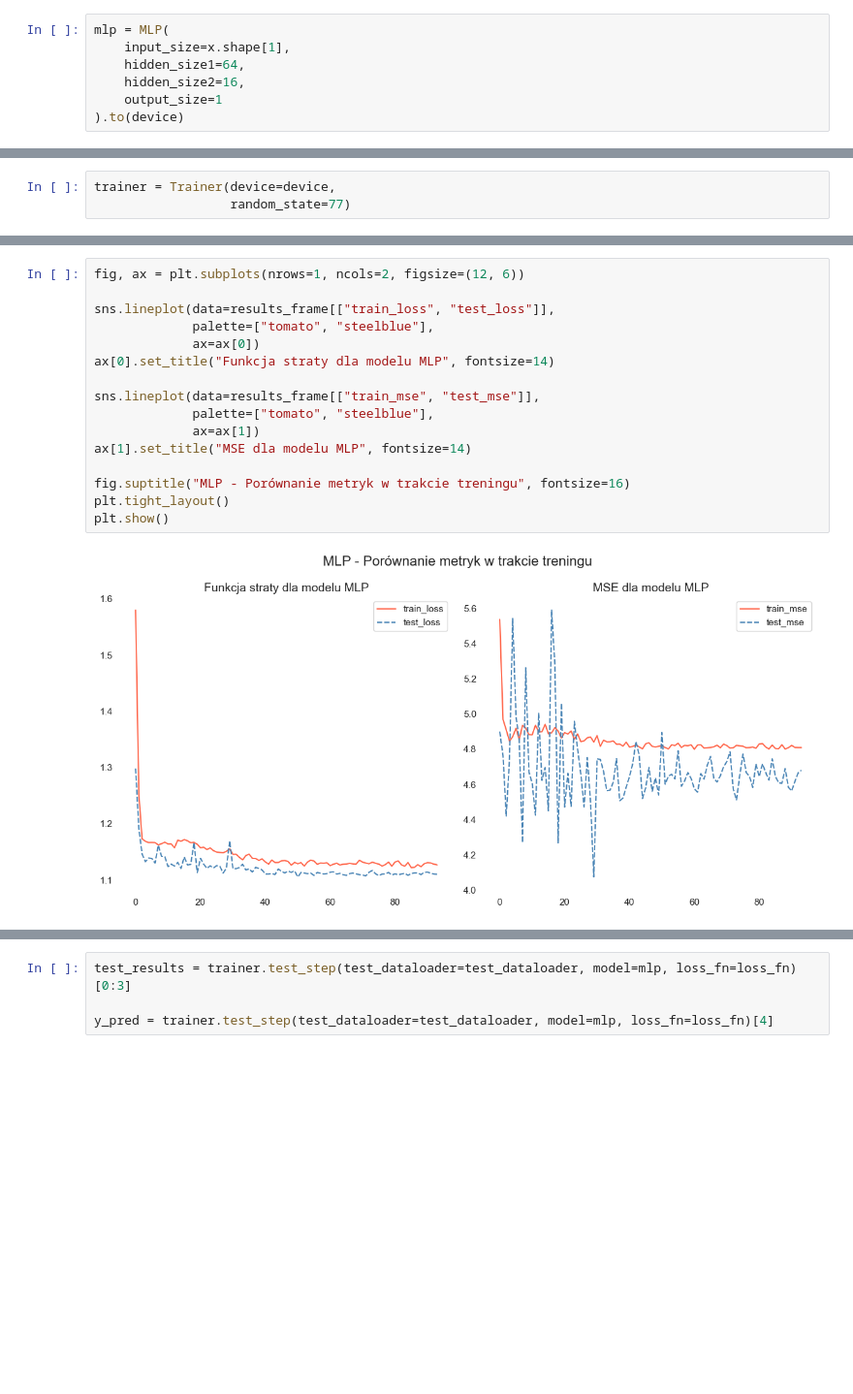
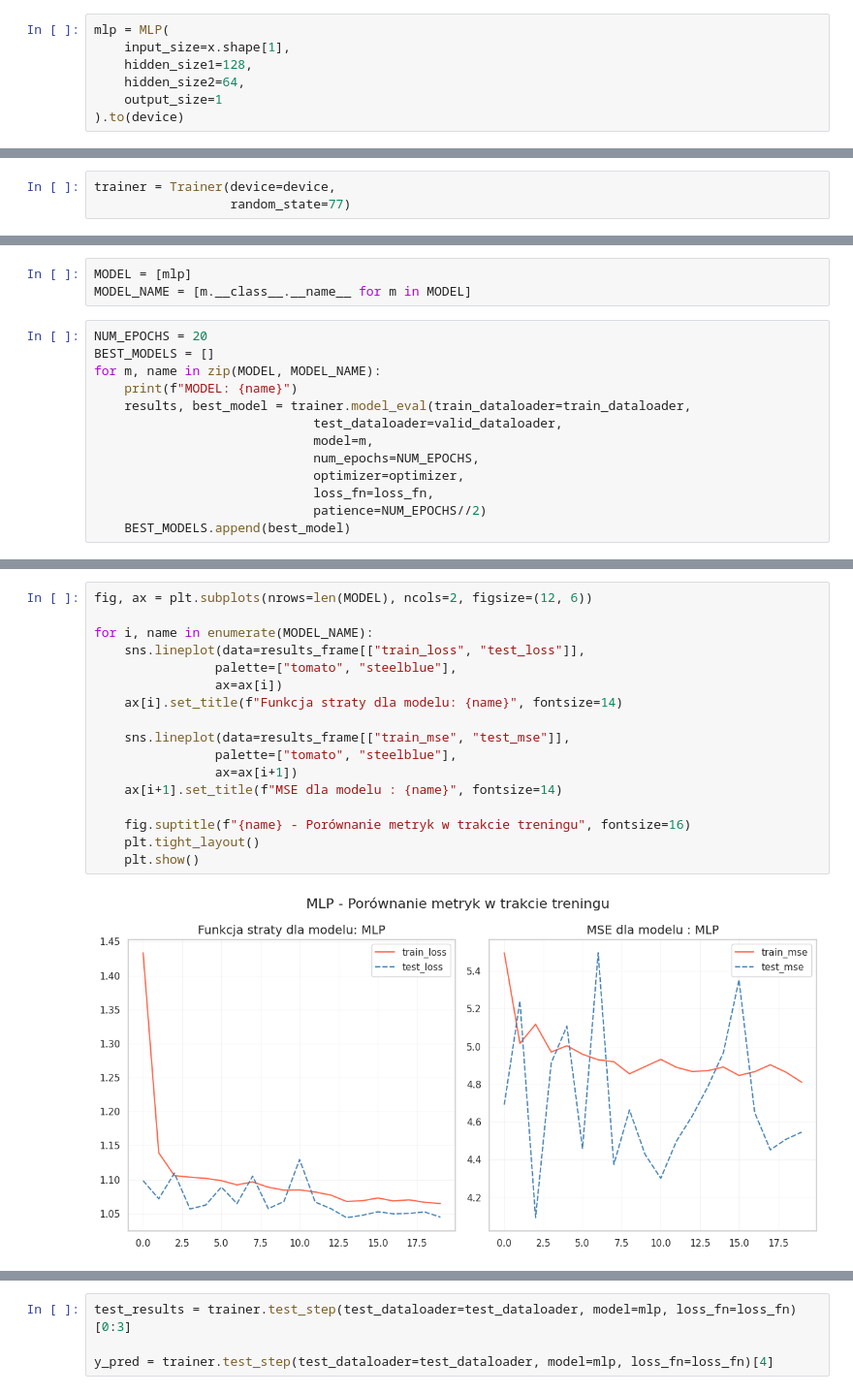
Before and after one commit to ruus77/FPL-Points-Predictions, a Jupyter notebook: Notebooks/Modeling/MLP.ipynb, the cells around one changed output, grey strips where cells are left out. Shown at 97% size. Cells and saved outputs as stored; diff of their text form; blank space fills up the shorter version.

```diff
--- a/Notebooks/Modeling/MLP.ipynb
+++ b/Notebooks/Modeling/MLP.ipynb
@@ -127,7 +202,7 @@ class MLP(nn.Module):
 # %%
 mlp = MLP(
     input_size=x.shape[1],
-    hidden_size1=64,
-    hidden_size2=16,
+    hidden_size1=128,
+    hidden_size2=64,
     output_size=1
 ).to(device)
@@ -206,0 +258,16 @@ results_frame.tail()
+# %%
+MODEL = [mlp]
+MODEL_NAME = [m.__class__.__name__ for m in MODEL]
+# %%
+NUM_EPOCHS = 20
+BEST_MODELS = []
+for m, name in zip(MODEL, MODEL_NAME):
+    print(f"MODEL: {name}")
+    results, best_model = trainer.model_eval(train_dataloader=train_dataloader,
+                             test_dataloader=valid_dataloader,
+                             model=m,
+                             num_epochs=NUM_EPOCHS,
+                             optimizer=optimizer,
+                             loss_fn=loss_fn,
+                             patience=NUM_EPOCHS//2)
+    BEST_MODELS.append(best_model)
@@ -207,18 +288,19 @@ results_frame.tail()
 # %%
-fig, ax = plt.subplots(nrows=1, ncols=2, figsize=(12, 6))
+fig, ax = plt.subplots(nrows=len(MODEL), ncols=2, figsize=(12, 6))
 
-sns.lineplot(data=results_frame[["train_loss", "test_loss"]],
-             palette=["tomato", "steelblue"],
-             ax=ax[0])
-ax[0].set_title("Funkcja straty dla modelu MLP", fontsize=14)
+for i, name in enumerate(MODEL_NAME):
+    sns.lineplot(data=results_frame[["train_loss", "test_loss"]],
+                palette=["tomato", "steelblue"],
+                ax=ax[i])
+    ax[i].set_title(f"Funkcja straty dla modelu: {name}", fontsize=14)
 
-sns.lineplot(data=results_frame[["train_mse", "test_mse"]],
-             palette=["tomato", "steelblue"],
-             ax=ax[1])
-ax[1].set_title("MSE dla modelu MLP", fontsize=14)
+    sns.lineplot(data=results_frame[["train_mse", "test_mse"]],
+                palette=["tomato", "steelblue"],
+                ax=ax[i+1])
+    ax[i+1].set_title(f"MSE dla modelu : {name}", fontsize=14)
 
-fig.suptitle("MLP - Porównanie metryk w trakcie treningu", fontsize=16)
-plt.tight_layout()
-plt.show()
+    fig.suptitle(f"{name} - Porównanie metryk w trakcie treningu", fontsize=16)
+    plt.tight_layout()
+    plt.show()
 # %% [output]
-[figure, old version]
+[figure, new version]
```
Also changed, not shown: parts of 31 cells of this notebook, 28 other files.
